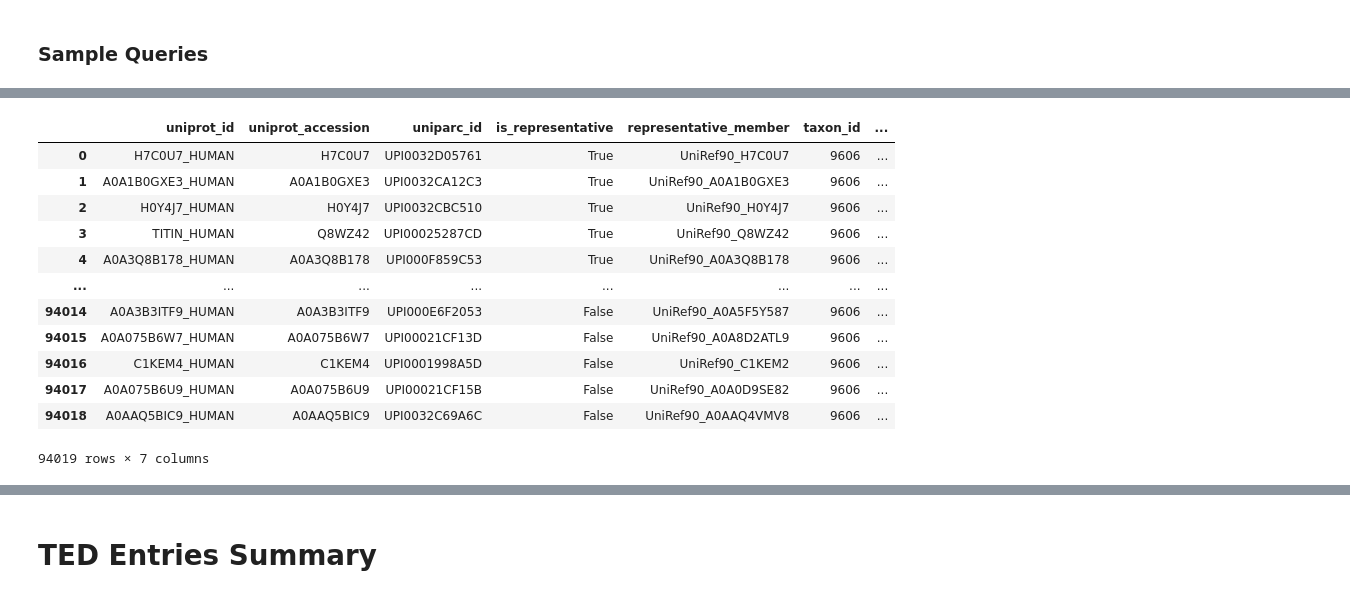
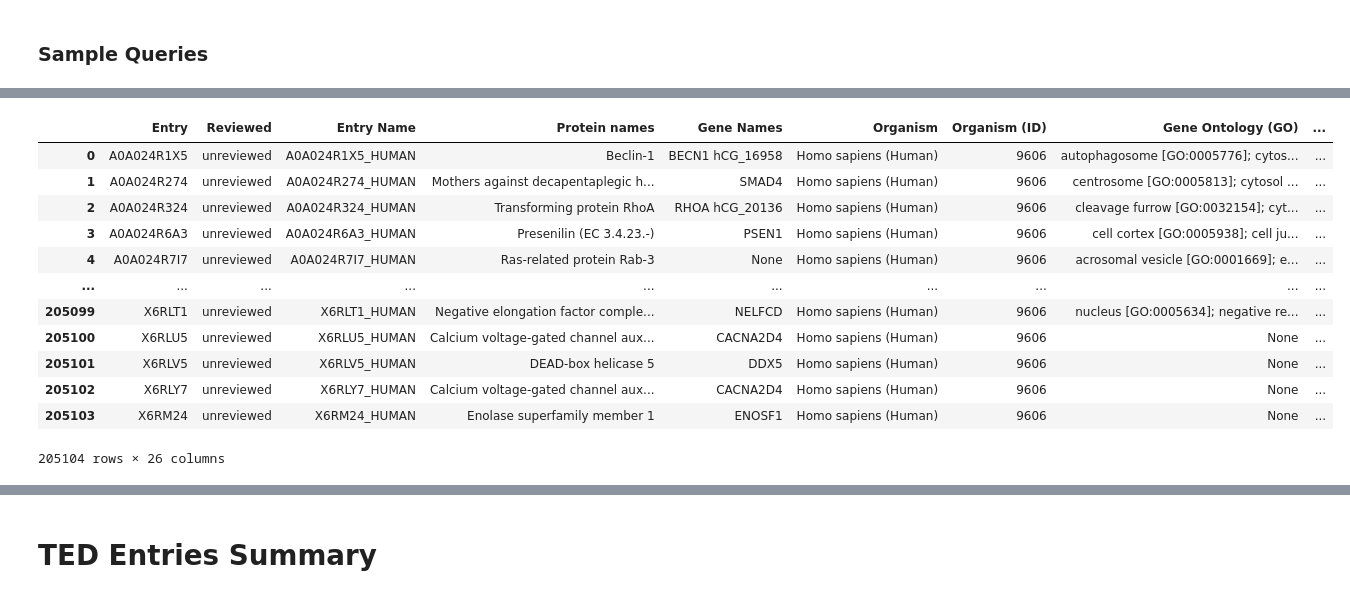
Before and after one commit to boun-tabi-lifelu/evolutionary-subword-tokenization, a Jupyter notebook: Prog/dataset_schema.ipynb, the cells around one changed output, grey strips where cells are left out. Saved outputs shown, nothing was run; the diff lists cells and outputs as text; code cells hidden in the pictures.

```diff
--- a/Prog/dataset_schema.ipynb
+++ b/Prog/dataset_schema.ipynb
@@ -88,16 +94,16 @@ pd.read_sql(f"SELECT name FROM sqlite_master WHERE type='table'", conn)
 # %%
-pd.read_sql(f"SELECT * FROM uniref90_distilled", conn)
+pd.read_sql(f"SELECT * FROM proteins", conn)
 # %% [output]
-|  | uniprot_id | uniprot_accession | uniparc_id | is_representative | representative_member | taxon_id | ... |
-| 0 | H7C0U7_HUMAN | H7C0U7 | UPI0032D05761 | True | UniRef90_H7C0U7 | 9606 | ... |
-| 1 | A0A1B0GXE3_HUMAN | A0A1B0GXE3 | UPI0032CA12C3 | True | UniRef90_A0A1B0GXE3 | 9606 | ... |
-| 2 | H0Y4J7_HUMAN | H0Y4J7 | UPI0032CBC510 | True | UniRef90_H0Y4J7 | 9606 | ... |
-| 3 | TITIN_HUMAN | Q8WZ42 | UPI00025287CD | True | UniRef90_Q8WZ42 | 9606 | ... |
-| 4 | A0A3Q8B178_HUMAN | A0A3Q8B178 | UPI000F859C53 | True | UniRef90_A0A3Q8B178 | 9606 | ... |
-| ... | ... | ... | ... | ... | ... | ... | ... |
-| 94014 | A0A3B3ITF9_HUMAN | A0A3B3ITF9 | UPI000E6F2053 | False | UniRef90_A0A5F5Y587 | 9606 | ... |
-| 94015 | A0A075B6W7_HUMAN | A0A075B6W7 | UPI00021CF13D | False | UniRef90_A0A8D2ATL9 | 9606 | ... |
-| 94016 | C1KEM4_HUMAN | C1KEM4 | UPI0001998A5D | False | UniRef90_C1KEM2 | 9606 | ... |
-| 94017 | A0A075B6U9_HUMAN | A0A075B6U9 | UPI00021CF15B | False | UniRef90_A0A0D9SE82 | 9606 | ... |
-| 94018 | A0AAQ5BIC9_HUMAN | A0AAQ5BIC9 | UPI0032C69A6C | False | UniRef90_A0AAQ4VMV8 | 9606 | ... |
+|  | Entry | Reviewed | Entry Name | Protein names | Gene Names | Organism | Organism (ID) | Gene Ontology (GO) | ... |
+| 0 | A0A024R1X5 | unreviewed | A0A024R1X5_HUMAN | Beclin-1 | BECN1 hCG_16958 | Homo sapiens (Human) | 9606 | autophagosome [GO:0005776]; cytos... | ... |
+| 1 | A0A024R274 | unreviewed | A0A024R274_HUMAN | Mothers against decapentaplegic h... | SMAD4 | Homo sapiens (Human) | 9606 | centrosome [GO:0005813]; cytosol ... | ... |
+| 2 | A0A024R324 | unreviewed | A0A024R324_HUMAN | Transforming protein RhoA | RHOA hCG_20136 | Homo sapiens (Human) | 9606 | cleavage furrow [GO:0032154]; cyt... | ... |
+| 3 | A0A024R6A3 | unreviewed | A0A024R6A3_HUMAN | Presenilin (EC 3.4.23.-) | PSEN1 | Homo sapiens (Human) | 9606 | cell cortex [GO:0005938]; cell ju... | ... |
+| 4 | A0A024R7I7 | unreviewed | A0A024R7I7_HUMAN | Ras-related protein Rab-3 | None | Homo sapiens (Human) | 9606 | acrosomal vesicle [GO:0001669]; e... | ... |
+| ... | ... | ... | ... | ... | ... | ... | ... | ... | ... |
+| 205099 | X6RLT1 | unreviewed | X6RLT1_HUMAN | Negative elongation factor comple... | NELFCD | Homo sapiens (Human) | 9606 | nucleus [GO:0005634]; negative re... | ... |
+| 205100 | X6RLU5 | unreviewed | X6RLU5_HUMAN | Calcium voltage-gated channel aux... | CACNA2D4 | Homo sapiens (Human) | 9606 | None | ... |
+| 205101 | X6RLV5 | unreviewed | X6RLV5_HUMAN | DEAD-box helicase 5 | DDX5 | Homo sapiens (Human) | 9606 | None | ... |
+| 205102 | X6RLY7 | unreviewed | X6RLY7_HUMAN | Calcium voltage-gated channel aux... | CACNA2D4 | Homo sapiens (Human) | 9606 | None | ... |
+| 205103 | X6RM24 | unreviewed | X6RM24_HUMAN | Enolase superfamily member 1 | ENOSF1 | Homo sapiens (Human) | 9606 | None | ... |
-94019 rows × 7 columns
+205104 rows × 26 columns
```
Also changed, not shown: parts of 4 cells of this notebook, 1 other file.
